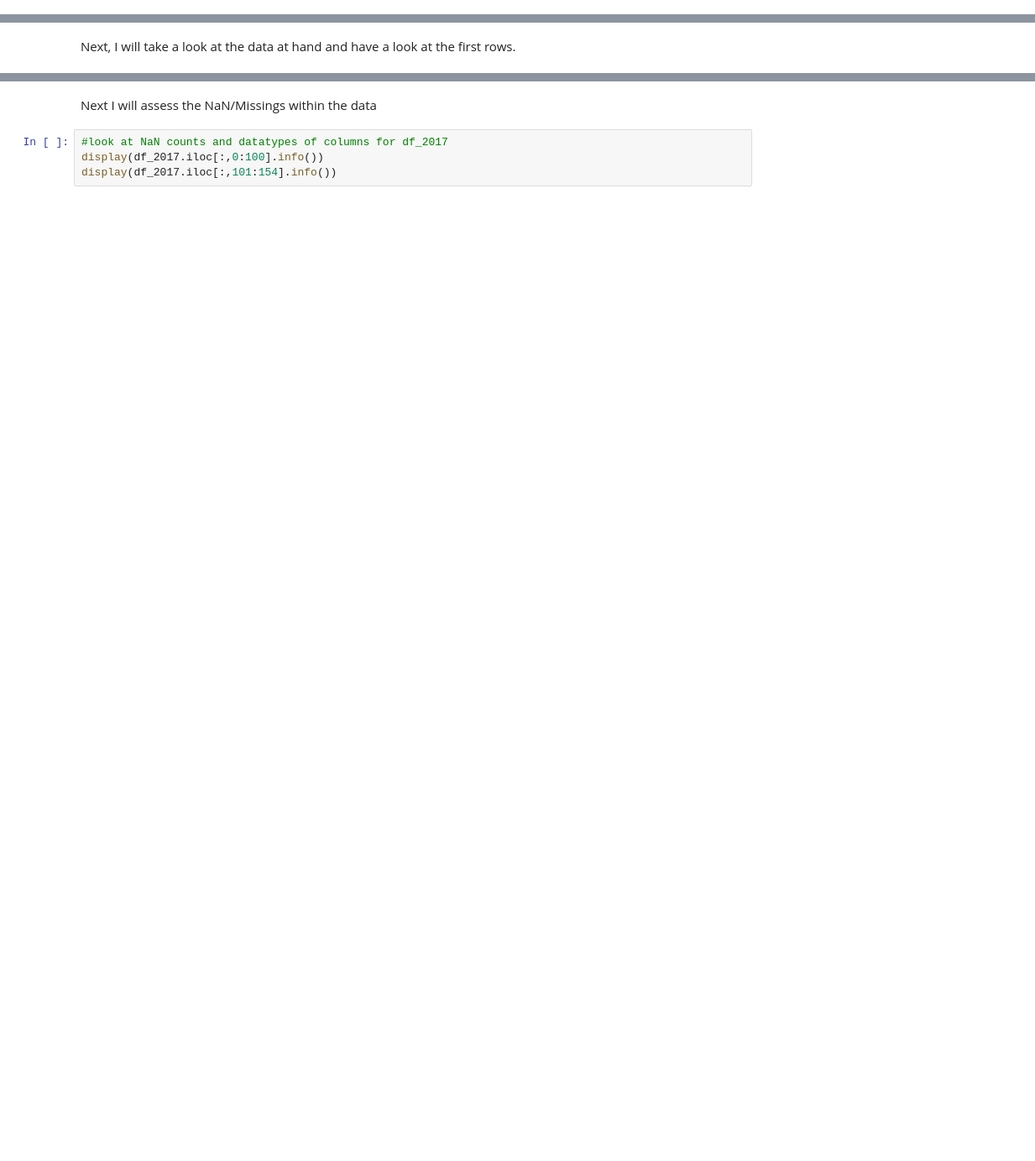
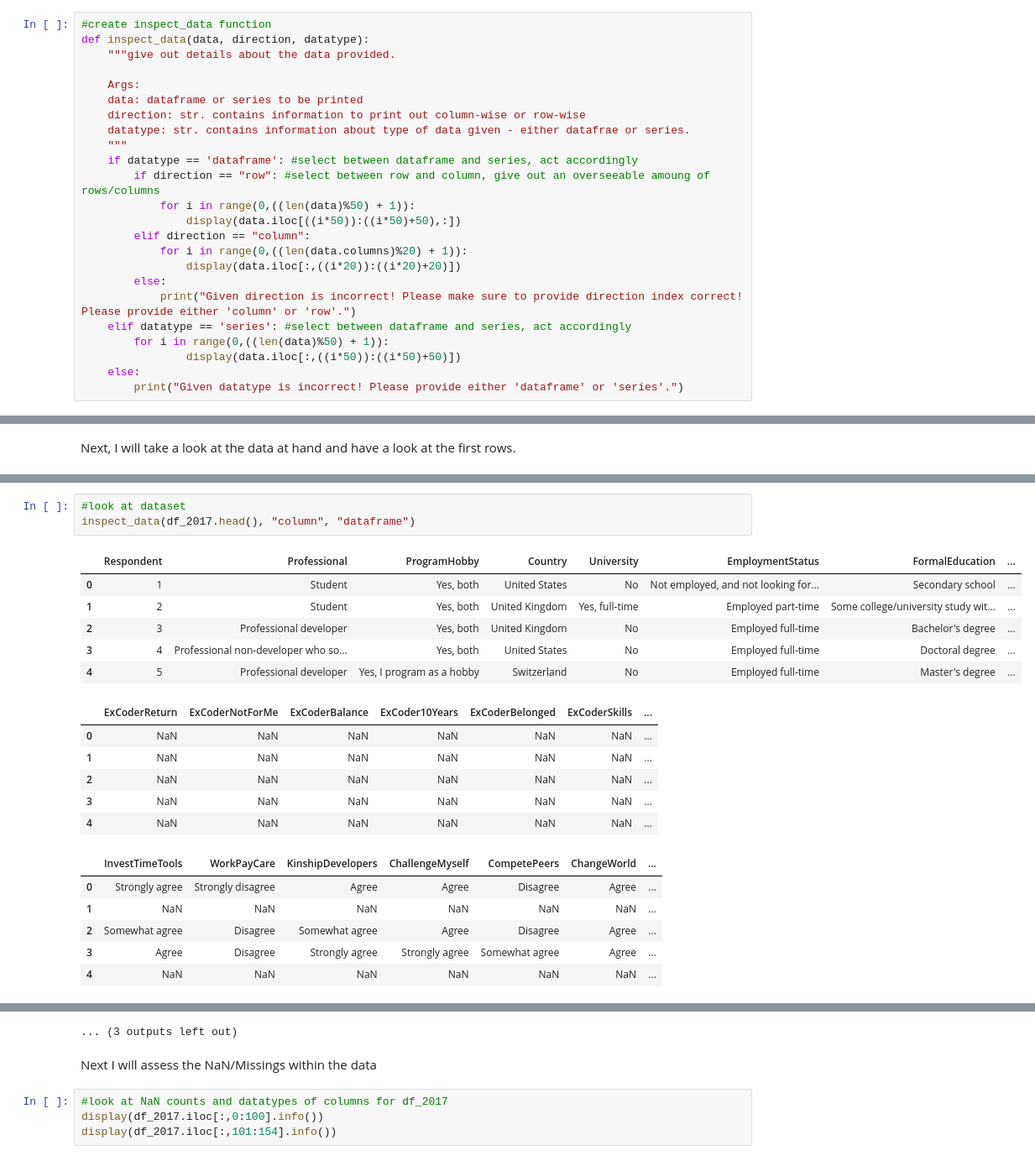
Before and after one commit to MDK1192/Udacity_Blogpost, a Jupyter notebook: Udacity_Create_a_Blogpost.ipynb, the cells around one changed output, grey strips where cells are left out. Shown at 84% size. Saved outputs shown, nothing was run; the diff lists cells and outputs as text; blank space fills up the shorter version.

```diff
--- a/Udacity_Create_a_Blogpost.ipynb
+++ b/Udacity_Create_a_Blogpost.ipynb
@@ -117,0 +56,24 @@ display(df_2017_desc.iloc[151:200,:])
+# %%
+#create inspect_data function
+def inspect_data(data, direction, datatype):
+    """give out details about the data provided.
+
+    Args:
+    data: dataframe or series to be printed
+    direction: str. contains information to print out column-wise or row-wise
+    datatype: str. contains information about type of data given - either datafrae or series.
+    """
+    if datatype == 'dataframe': #select between dataframe and series, act accordingly
+        if direction == "row": #select between row and column, give out an overseeable amoung of rows/columns
+            for i in range(0,((len(data)%50) + 1)):
+                display(data.iloc[((i*50)):((i*50)+50),:])
+        elif direction == "column":
+            for i in range(0,((len(data.columns)%20) + 1)):
+                display(data.iloc[:,((i*20)):((i*20)+20)])
+        else:
+            print("Given direction is incorrect! Please make sure to provide direction index correct! Please provide either 'column' or 'row'.")
+    elif datatype == 'series': #select between dataframe and series, act accordingly
+        for i in range(0,((len(data)%50) + 1)):
+                display(data.iloc[:,((i*50)):((i*50)+50)])
+    else:
+        print("Given datatype is incorrect! Please provide either 'dataframe' or 'series'.")
@@ -153,0 +143,22 @@ display(df_2017.iloc[:,151:200].head())
+# %%
+#look at dataset
+inspect_data(df_2017.head(), "column", "dataframe")
+# %% [output]
+|  | Respondent | Professional | ProgramHobby | Country | University | EmploymentStatus | FormalEducation | ... |
+| 0 | 1 | Student | Yes, both | United States | No | Not employed, and not looking for... | Secondary school | ... |
+| 1 | 2 | Student | Yes, both | United Kingdom | Yes, full-time | Employed part-time | Some college/university study wit... | ... |
+| 2 | 3 | Professional developer | Yes, both | United Kingdom | No | Employed full-time | Bachelor's degree | ... |
+| 3 | 4 | Professional non-developer who so... | Yes, both | United States | No | Employed full-time | Doctoral degree | ... |
+| 4 | 5 | Professional developer | Yes, I program as a hobby | Switzerland | No | Employed full-time | Master's degree | ... |
+|  | ExCoderReturn | ExCoderNotForMe | ExCoderBalance | ExCoder10Years | ExCoderBelonged | ExCoderSkills | ... |
+| 0 | NaN | NaN | NaN | NaN | NaN | NaN | ... |
+| 1 | NaN | NaN | NaN | NaN | NaN | NaN | ... |
+| 2 | NaN | NaN | NaN | NaN | NaN | NaN | ... |
+| 3 | NaN | NaN | NaN | NaN | NaN | NaN | ... |
+| 4 | NaN | NaN | NaN | NaN | NaN | NaN | ... |
+|  | InvestTimeTools | WorkPayCare | KinshipDevelopers | ChallengeMyself | CompetePeers | ChangeWorld | ... |
+| 0 | Strongly agree | Strongly disagree | Agree | Agree | Disagree | Agree | ... |
+| 1 | NaN | NaN | NaN | NaN | NaN | NaN | ... |
+| 2 | Somewhat agree | Disagree | Somewhat agree | Agree | Disagree | Agree | ... |
+| 3 | Agree | Disagree | Strongly agree | Strongly agree | Somewhat agree | Agree | ... |
+| 4 | NaN | NaN | NaN | NaN | NaN | NaN | ... |
@@ -154,3 +219,4 @@ display(df_2017.iloc[:,151:200].head())
+... (3 outputs left out)
 # %% [markdown]
 Next I will assess the NaN/Missings within the data
 # %%
```
Also changed, not shown: parts of 10 cells of this notebook.
